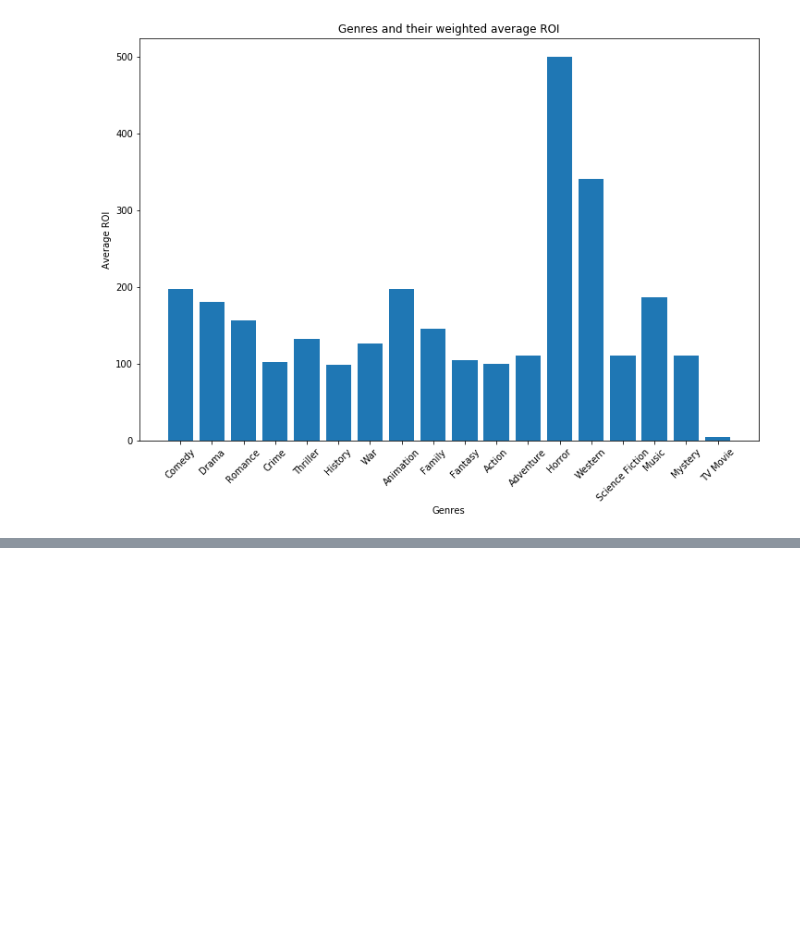
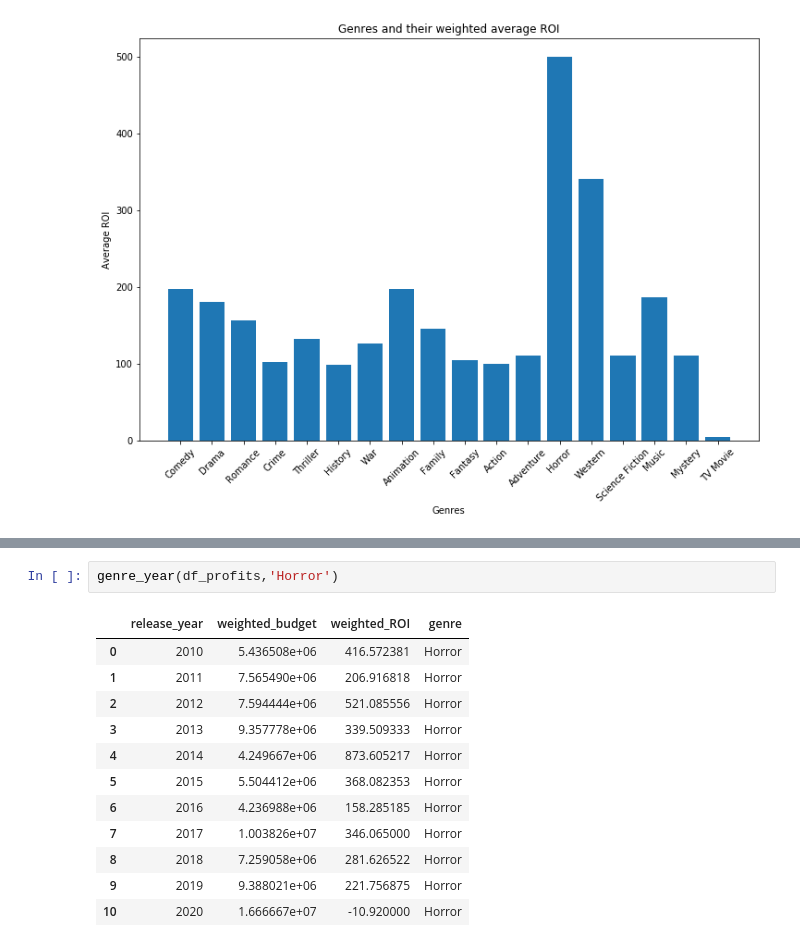
Before and after one commit to chrispfchung/mediaproject, a Jupyter notebook: Preprocessing API call Data (movieDB).ipynb, the cells around one changed output, grey strips where cells are left out. Drawn from its saved outputs; the diff is of its cells as text; blank space fills up the shorter version.

```diff
--- a/Preprocessing API call Data (movieDB).ipynb
+++ b/Preprocessing API call Data (movieDB).ipynb
@@ -467,0 +526,15 @@ plt.show()
+# %%
+genre_year(df_profits,'Horror')
+# %% [output]
+|  | release_year | weighted_budget | weighted_ROI | genre |
+| 0 | 2010 | 5.436508e+06 | 416.572381 | Horror |
+| 1 | 2011 | 7.565490e+06 | 206.916818 | Horror |
+| 2 | 2012 | 7.594444e+06 | 521.085556 | Horror |
+| 3 | 2013 | 9.357778e+06 | 339.509333 | Horror |
+| 4 | 2014 | 4.249667e+06 | 873.605217 | Horror |
+| 5 | 2015 | 5.504412e+06 | 368.082353 | Horror |
+| 6 | 2016 | 4.236988e+06 | 158.285185 | Horror |
+| 7 | 2017 | 1.003826e+07 | 346.065000 | Horror |
+| 8 | 2018 | 7.259058e+06 | 281.626522 | Horror |
+| 9 | 2019 | 9.388021e+06 | 221.756875 | Horror |
+| 10 | 2020 | 1.666667e+07 | -10.920000 | Horror |
```
Also changed, not shown: parts of 26 cells of this notebook.
